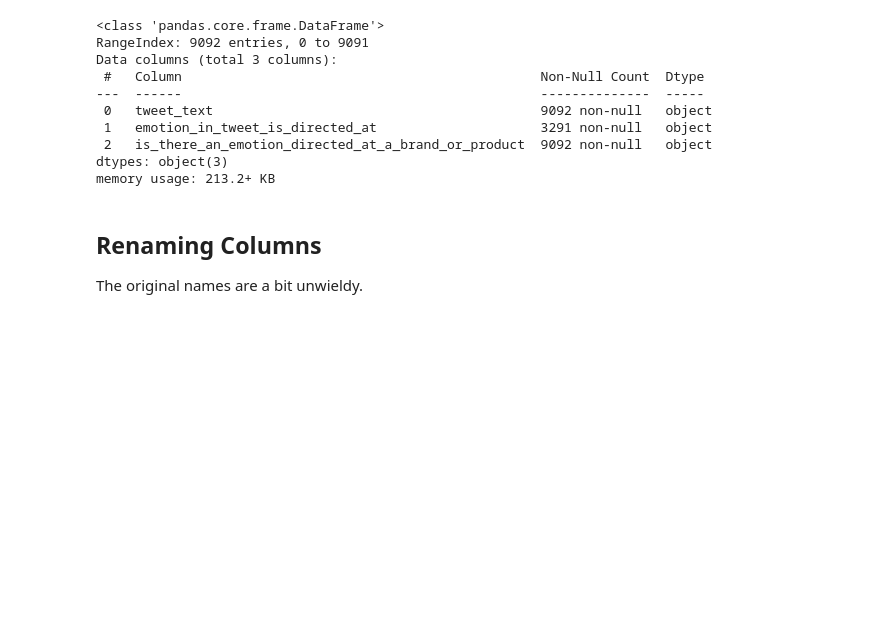
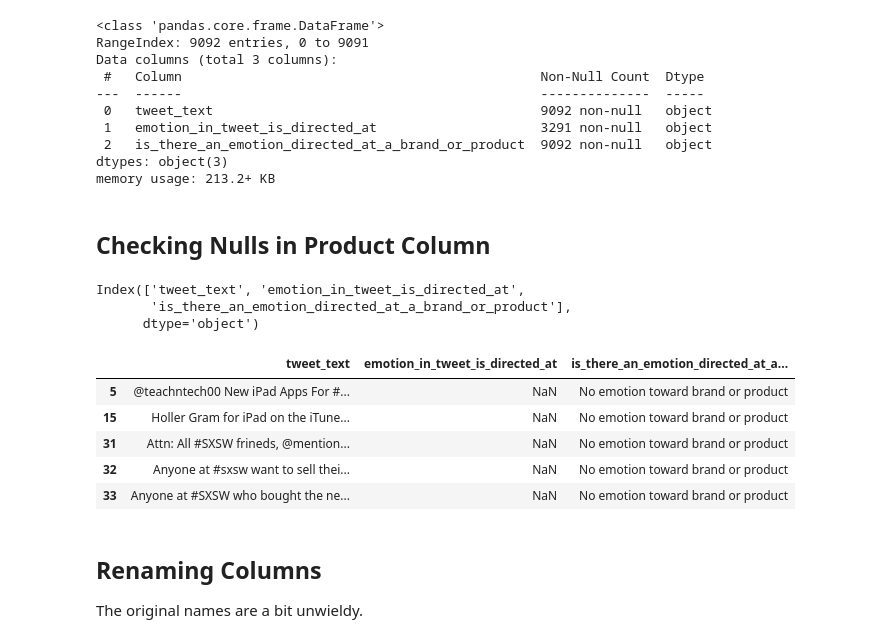
Before and after one commit to jeffreyhwatson/nlp_sentiment_project, a Jupyter notebook: notebooks/exploratory/prepro_experiments.ipynb, the cells around one changed output. Cells and saved outputs as stored; diff of their text form; code cells hidden in the pictures; blank space fills up the shorter version.

```diff
--- a/notebooks/exploratory/base_data.ipynb
+++ b/notebooks/exploratory/prepro_experiments.ipynb
@@ -97,6 +97,23 @@ Data columns (total 3 columns):
  2   is_there_an_emotion_directed_at_a_brand_or_product  9092 non-null   object
 dtypes: object(3)
 memory usage: 213.2+ KB
+# %% [markdown]
+## Checking Nulls in Product Column
+# %%
+df.columns
+# %% [output]
+Index(['tweet_text', 'emotion_in_tweet_is_directed_at',
+       'is_there_an_emotion_directed_at_a_brand_or_product'],
+      dtype='object')
+# %%
+df[df['emotion_in_tweet_is_directed_at'].isnull()].head()
+# %% [output]
+|  | tweet_text | emotion_in_tweet_is_directed_at | is_there_an_emotion_directed_at_a... |
+| 5 | @teachntech00 New iPad Apps For #... | NaN | No emotion toward brand or product |
+| 15 | Holler Gram for iPad on the iTune... | NaN | No emotion toward brand or product |
+| 31 | Attn: All #SXSW frineds, @mention... | NaN | No emotion toward brand or product |
+| 32 | Anyone at #sxsw want to sell thei... | NaN | No emotion toward brand or product |
+| 33 | Anyone at #SXSW who bought the ne... | NaN | No emotion toward brand or product |
 # %% [markdown]
 ## Renaming Columns
 The original names are a bit unwieldy.
```
Also changed, not shown: parts of 50 cells of this notebook, 2 other files.
